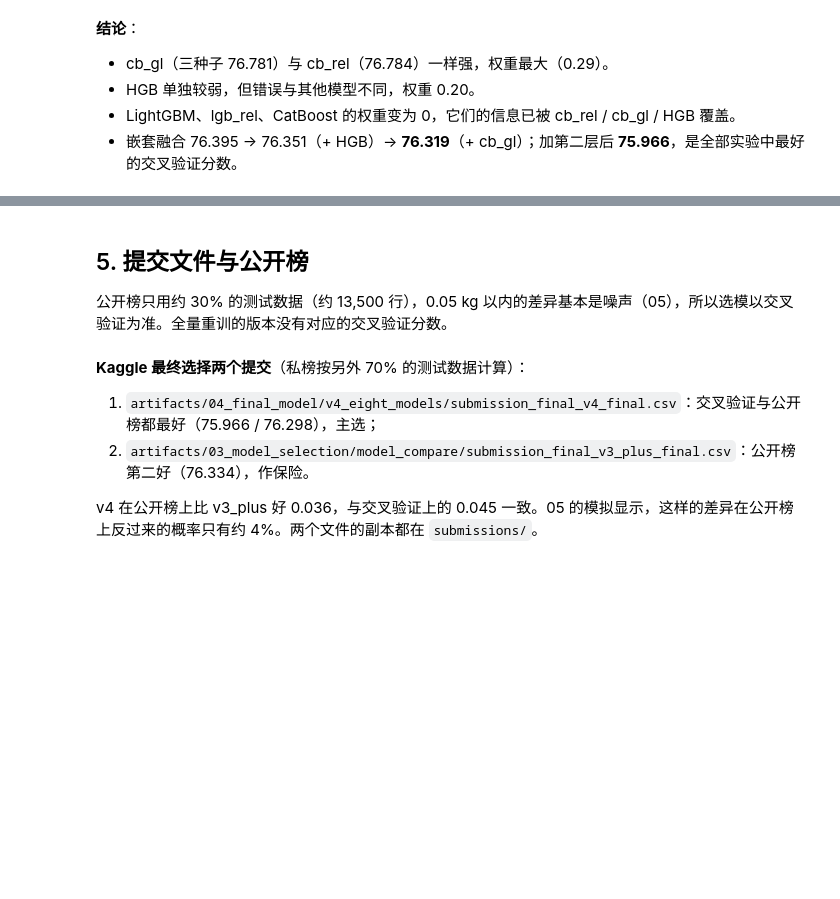
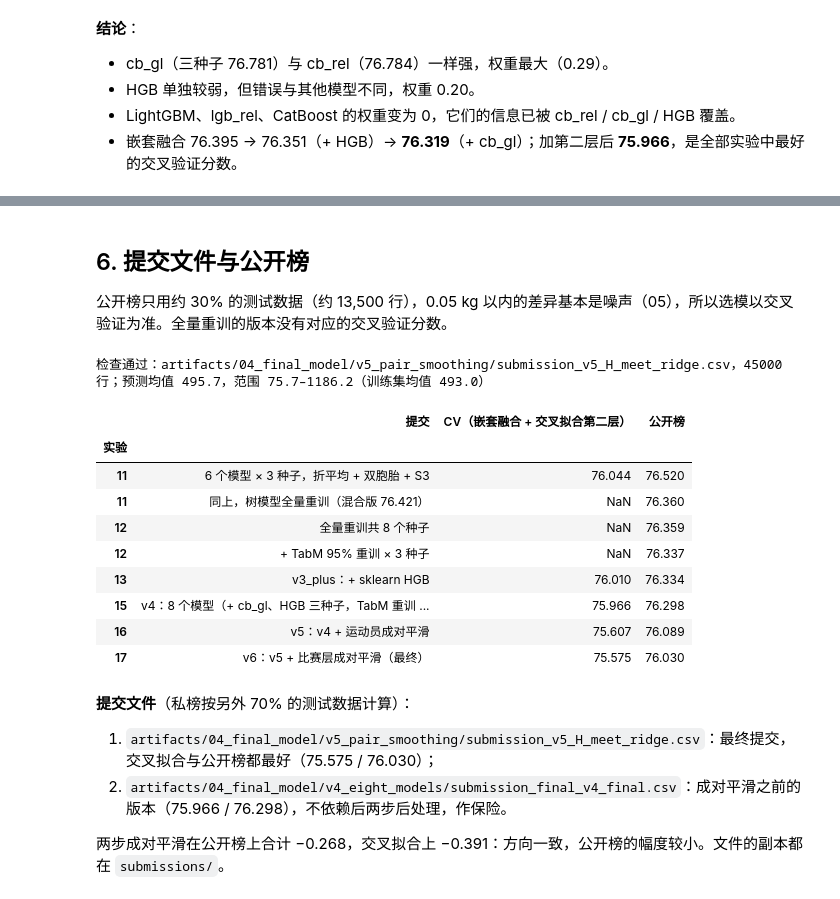
Before and after one commit to Zzz-manH/performances-en-powerlifting, a Jupyter notebook: 04_final_model.ipynb, the cells around one changed output, grey strips where cells are left out. Saved outputs shown, nothing was run; the diff lists cells and outputs as text; code cells hidden in the pictures; blank space fills up the shorter version.

```diff
--- a/04_final_model.ipynb
+++ b/04_final_model.ipynb
@@ -2132,34 +2300,48 @@ show_v4()
 # %% [markdown]
-## 5. 提交文件与公开榜
+## 6. 提交文件与公开榜
 
 公开榜只用约 30% 的测试数据（约 13,500 行），0.05 kg 以内的差异基本是噪声（05），所以选模以交叉验证为准。全量重训的版本没有对应的交叉验证分数。
 # %%
-final_file = ARTIFACTS / '04_final_model' / 'v4_eight_models' / 'submission_final_v4_final.csv'
+final_file = ARTIFACTS / '04_final_model' / 'v5_pair_smoothing' / 'submission_v5_H_meet_ridge.csv'
 sample_submission = pd.read_csv(DATA_DIR / 'sample_submission.csv')
 if final_file.is_file():
     final_sub = pd.read_csv(final_file)
     require(final_sub.columns.tolist() == ['id', TARGET], '列名应为 id, TotalKg')
     require(len(final_sub) == len(sample_submission) == 45000 and final_sub['id'].is_unique
             and set(final_sub['id']) == set(sample_submission['id']), 'id 与 sample_submission 不一致')
     require(np.isfinite(final_sub[TARGET]).all() and (final_sub[TARGET] > 0).all(), '预测含无效值')
     print(f'检查通过：{final_file.relative_to(PROJECT_DIR)}，{len(final_sub)} 行；预测均值 {final_sub[TARGET].mean():.1f}，'
           f'范围 {final_sub[TARGET].min():.1f}–{final_sub[TARGET].max():.1f}（训练集均值 {y.mean():.1f}）')
 else:
     print(f'缺少 {final_file.relative_to(PROJECT_DIR)}')
 
 leaderboard = pd.DataFrame([
     ('11', '6 个模型 × 3 种子，折平均 + 双胞胎 + S3', 76.044, 76.520),
     ('11', '同上，树模型全量重训（混合版 76.421）', np.nan, 76.360),
     ('12', '全量重训共 8 个种子', np.nan, 76.359),
     ('12', '+ TabM 95% 重训 × 3 种子', np.nan, 76.337),
     ('13', 'v3_plus：+ sklearn HGB', 76.010, 76.334),
     ('15', 'v4：8 个模型（+ cb_gl、HGB 三种子，TabM 重训 5 个种子）', 75.966, 76.298),
+    ('16', 'v5：v4 + 运动员成对平滑', 75.607, 76.089),
+    ('17', 'v6：v5 + 比赛层成对平滑（最终）', 75.575, 76.030),
 ], columns=['实验', '提交', 'CV（嵌套融合 + 交叉拟合第二层）', '公开榜'])
 display(leaderboard.set_index('实验'))
+# %% [output]
+检查通过：artifacts/04_final_model/v5_pair_smoothing/submission_v5_H_meet_ridge.csv，45000 行；预测均值 495.7，范围 75.7–1186.2（训练集均值 493.0）
+|  | 提交 | CV（嵌套融合 + 交叉拟合第二层） | 公开榜 |
+| 实验 |  |  |  |
+| 11 | 6 个模型 × 3 种子，折平均 + 双胞胎 + S3 | 76.044 | 76.520 |
+| 11 | 同上，树模型全量重训（混合版 76.421） | NaN | 76.360 |
+| 12 | 全量重训共 8 个种子 | NaN | 76.359 |
+| 12 | + TabM 95% 重训 × 3 种子 | NaN | 76.337 |
+| 13 | v3_plus：+ sklearn HGB | 76.010 | 76.334 |
+| 15 | v4：8 个模型（+ cb_gl、HGB 三种子，TabM 重训 ... | 75.966 | 76.298 |
+| 16 | v5：v4 + 运动员成对平滑 | 75.607 | 76.089 |
+| 17 | v6：v5 + 比赛层成对平滑（最终） | 75.575 | 76.030 |
 # %% [markdown]
-**Kaggle 最终选择两个提交**（私榜按另外 70% 的测试数据计算）：
+**提交文件**（私榜按另外 70% 的测试数据计算）：
 
-1. `artifacts/04_final_model/v4_eight_models/submission_final_v4_final.csv`：交叉验证与公开榜都最好（75.966 / 76.298），主选；
-2. `artifacts/03_model_selection/model_compare/submission_final_v3_plus_final.csv`：公开榜第二好（76.334），作保险。
+1. `artifacts/04_final_model/v5_pair_smoothing/submission_v5_H_meet_ridge.csv`：最终提交，交叉拟合与公开榜都最好（75.575 / 76.030）；
+2. `artifacts/04_final_model/v4_eight_models/submission_final_v4_final.csv`：成对平滑之前的版本（75.966 / 76.298），不依赖后两步后处理，作保险。
 
-v4 在公开榜上比 v3_plus 好 0.036，与交叉验证上的 0.045 一致。05 的模拟显示，这样的差异在公开榜上反过来的概率只有约 4%。两个文件的副本都在 `submissions/`。
+两步成对平滑在公开榜上合计 −0.268，交叉拟合上 −0.391：方向一致，公开榜的幅度较小。文件的副本都在 `submissions/`。
```
Also changed, not shown: parts of 17 cells of this notebook, 12 other files.
